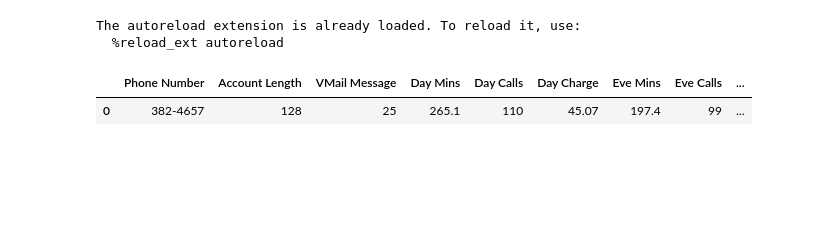
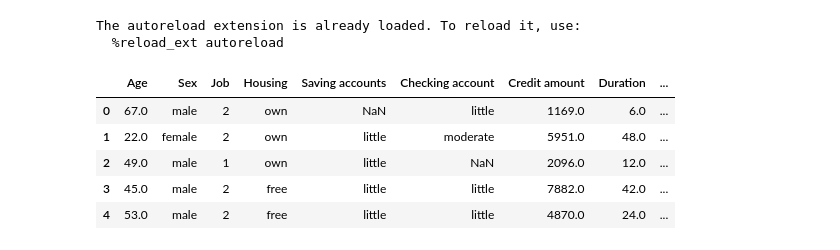
Before and after one commit to erdemsirel/sklearn_data_validation, a Jupyter notebook: sklearn_data_validation/test.ipynb, the cells around one changed output. Drawn from its saved outputs; the diff is of its cells as text; code cells hidden in the pictures; blank space fills up the shorter version.

```diff
--- a/sklearn_data_validation/test.ipynb
+++ b/sklearn_data_validation/test.ipynb
@@ -21,12 +21,19 @@ logger = logging.getLogger()
 # %% [output]
 The autoreload extension is already loaded. To reload it, use:
   %reload_ext autoreload
-# %%
-data = pd.read_csv("https://raw.githubusercontent.com/erdemsirel/ozu_data_science/master/M4%20-%20Applied%20Machine%20Learning%20-%20II/Call%20Details-Data.csv")
-data.head(1)
-# %% [output]
-|  | Phone Number | Account Length | VMail Message | Day Mins | Day Calls | Day Charge | Eve Mins | Eve Calls | ... |
-| 0 | 382-4657 | 128 | 25 | 265.1 | 110 | 45.07 | 197.4 | 99 | ... |
+# %%
+data = pd.read_csv("german_credit_data.csv").drop(columns=['Unnamed: 0'])
+data['Duration'] = data['Duration'].astype(float)
+data['Credit amount'] = data['Credit amount'].astype(float)
+data['Age'] = data['Age'].astype(float)
+data.head(5)
+# %% [output]
+|  | Age | Sex | Job | Housing | Saving accounts | Checking account | Credit amount | Duration | ... |
+| 0 | 67.0 | male | 2 | own | NaN | little | 1169.0 | 6.0 | ... |
+| 1 | 22.0 | female | 2 | own | little | moderate | 5951.0 | 48.0 | ... |
+| 2 | 49.0 | male | 1 | own | little | NaN | 2096.0 | 12.0 | ... |
+| 3 | 45.0 | male | 2 | free | little | little | 7882.0 | 42.0 | ... |
+| 4 | 53.0 | male | 2 | free | little | little | 4870.0 | 24.0 | ... |
 # %%
 data1, data2 = train_test_split(data, test_size=0.33, random_state=35)
 # %%
```
Also changed, not shown: parts of 8 cells of this notebook, 6 other files.
